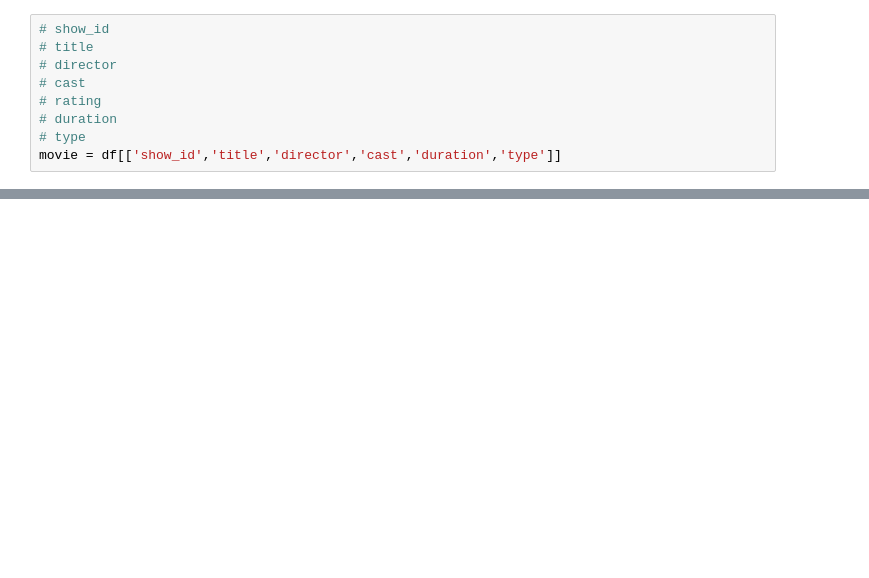
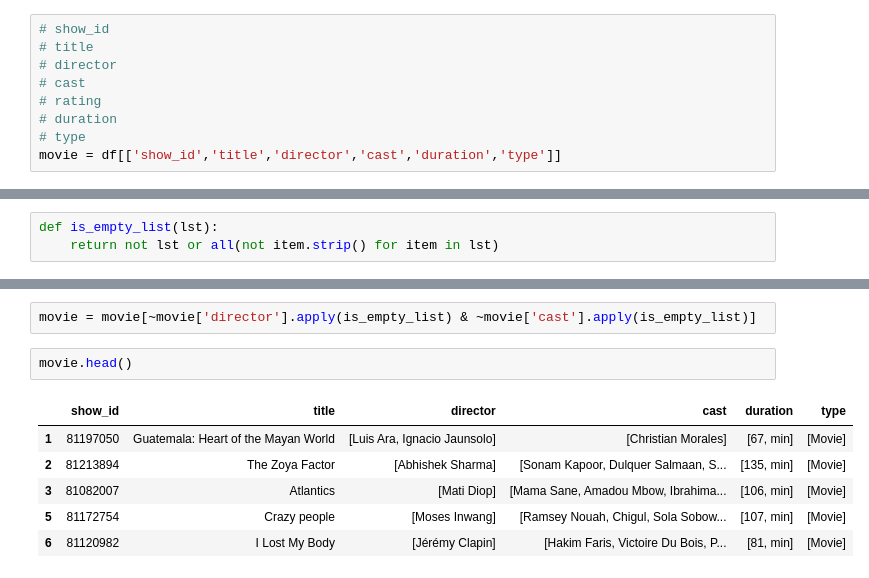
Before and after one commit to Pritishcoder07/Movie_Recommendation, a Jupyter notebook: Movie.ipynb, the cells around one changed output, grey strips where cells are left out. Drawn from its saved outputs; the diff is of its cells as text; blank space fills up the shorter version.

```diff
--- a/Movie.ipynb
+++ b/Movie.ipynb
@@ -37,0 +81,3 @@ movie.head()
+# %%
+def is_empty_list(lst):
+    return not lst or all(not item.strip() for item in lst)
@@ -37,0 +88,11 @@ movie.head()
+# %%
+movie = movie[~movie['director'].apply(is_empty_list) & ~movie['cast'].apply(is_empty_list)]
+# %%
+movie.head()
+# %% [output]
+|  | show_id | title | director | cast | duration | type |
+| 1 | 81197050 | Guatemala: Heart of the Mayan World | [Luis Ara, Ignacio Jaunsolo] | [Christian Morales] | [67, min] | [Movie] |
+| 2 | 81213894 | The Zoya Factor | [Abhishek Sharma] | [Sonam Kapoor, Dulquer Salmaan, S... | [135, min] | [Movie] |
+| 3 | 81082007 | Atlantics | [Mati Diop] | [Mama Sane, Amadou Mbow, Ibrahima... | [106, min] | [Movie] |
+| 5 | 81172754 | Crazy people | [Moses Inwang] | [Ramsey Nouah, Chigul, Sola Sobow... | [107, min] | [Movie] |
+| 6 | 81120982 | I Lost My Body | [Jérémy Clapin] | [Hakim Faris, Victoire Du Bois, P... | [81, min] | [Movie] |
```
Also changed, not shown: parts of 22 cells of this notebook.
